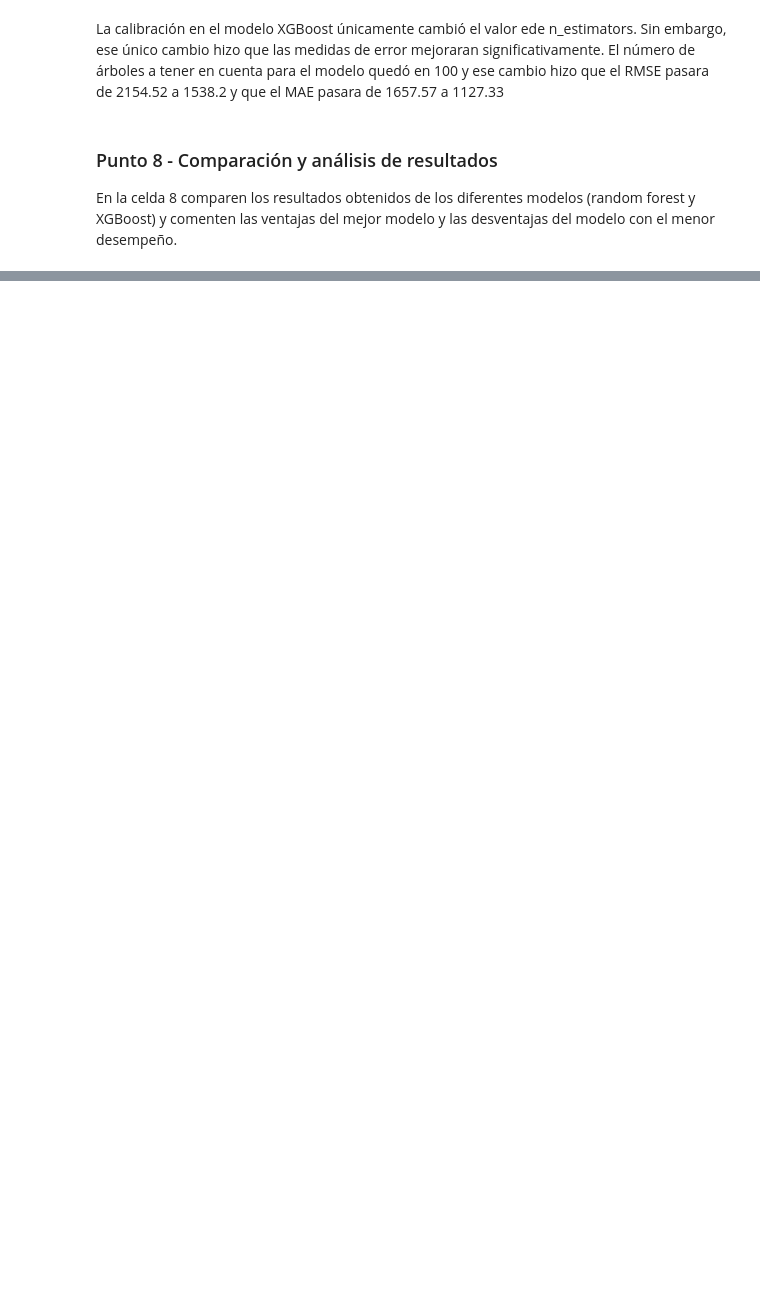
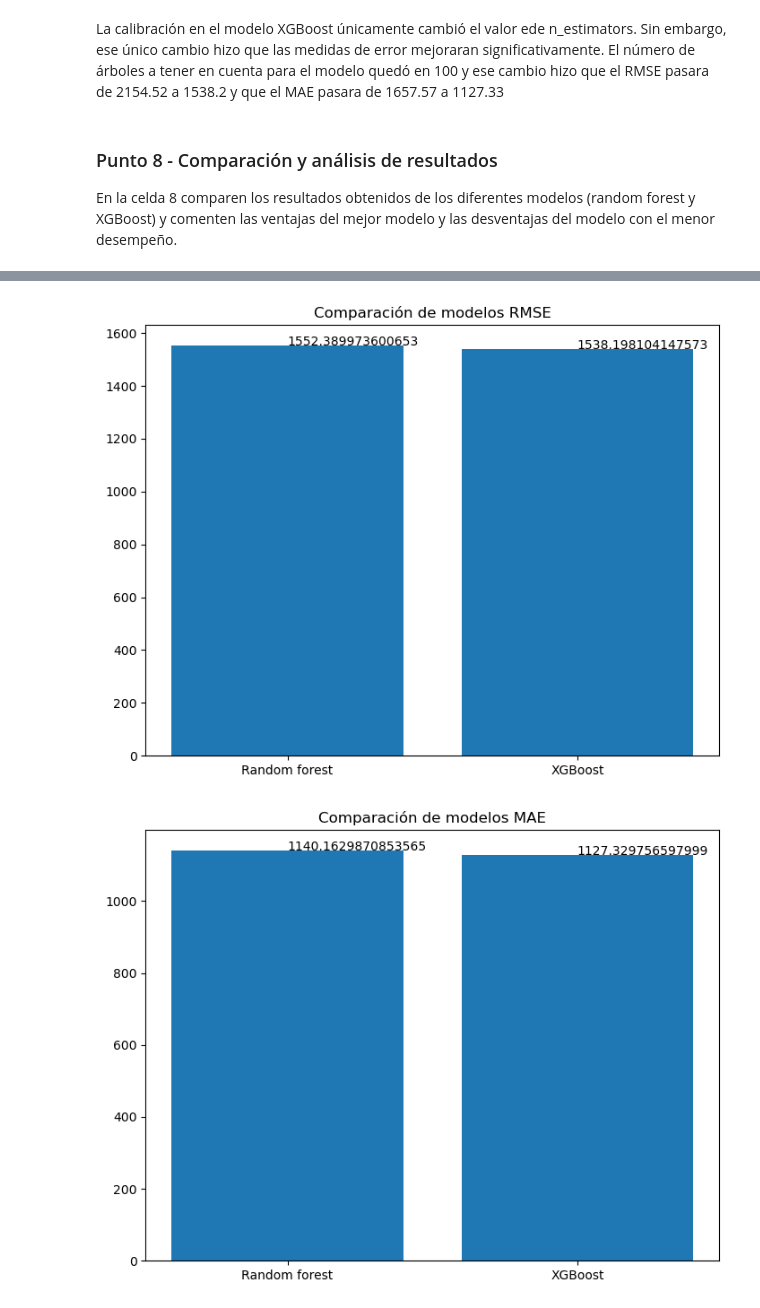
Before and after one commit to carrasquintero/Entrega_ETL, a Jupyter notebook: ML_NLP/S2TC1_RandomForests_Boosting.ipynb, the cells around one changed output, grey strips where cells are left out. Saved outputs shown, nothing was run; the diff lists cells and outputs as text; code cells hidden in the pictures; blank space fills up the shorter version.

```diff
--- a/ML_NLP/S2TC1_RandomForests_Boosting.ipynb
+++ b/ML_NLP/S2TC1_RandomForests_Boosting.ipynb
@@ -347,0 +335,7 @@ MAE en el conjunto de test (Random Forest): 1346.3037959345727
+# %%
+# Celda 4
+from sklearn.model_selection import cross_val_score
+
+from sklearn.ensemble import RandomForestRegressor
+clfRF = RandomForestRegressor(n_estimators=200, max_depth=8, random_state=42)
+clfRF.fit(X_train, y_train)
@@ -610,3 +619,31 @@ Ventajas de XGBoost (el modelo superior): Destaca por su mayor precisión y su e
 Desventajas de Random Forest (el de menor rendimiento): Aunque Random Forest ofrece resultados aceptables, su enfoque de promediar árboles independientes limita su capacidad para igualar la precisión de XGBoost, que aprende iterativamente. Asimismo, puede requerir mayor esfuerzo computacional con un número elevado de árboles y no siempre explota a fondo las interacciones más sutiles de los datos.
 
 En conclusión, XGBoost se posiciona como la mejor opción en este caso, gracias a su superior rendimiento y adaptabilidad, superando a Random Forest por un margen pequeño.
+# %%
+import matplotlib.pyplot as plt
+fig = plt.figure()
+ax = fig.add_axes([0,0,1,1])
+ax.set_title("Comparación de modelos RMSE")
+ejeX = ['Random forest','XGBoost']
+ejeY = [rmse_rf,rmse_xgb]
+ax.bar(ejeX,ejeY)
+def addlabels(x,y,plotP):
+    for i in range(len(x)):
+        plotP.text(i,y[i],y[i])
+addlabels(ejeX,ejeY,plt)
+plt.show()
+
+fig = plt.figure()
+ax = fig.add_axes([0,0,1,1])
+ax.set_title("Comparación de modelos MAE")
+ejeX = ['Random forest','XGBoost']
+ejeY = [mae_rf,mae_xgb]
+ax.bar(ejeX,ejeY)
+def addlabels(x,y,plotP):
+    for i in range(len(x)):
+        plotP.text(i,y[i],y[i])
+addlabels(ejeX,ejeY,plt)
+plt.show()
+# %% [output]
+[figure, added]
+[figure, added]
```
Also changed, not shown: parts of 20 cells of this notebook.
